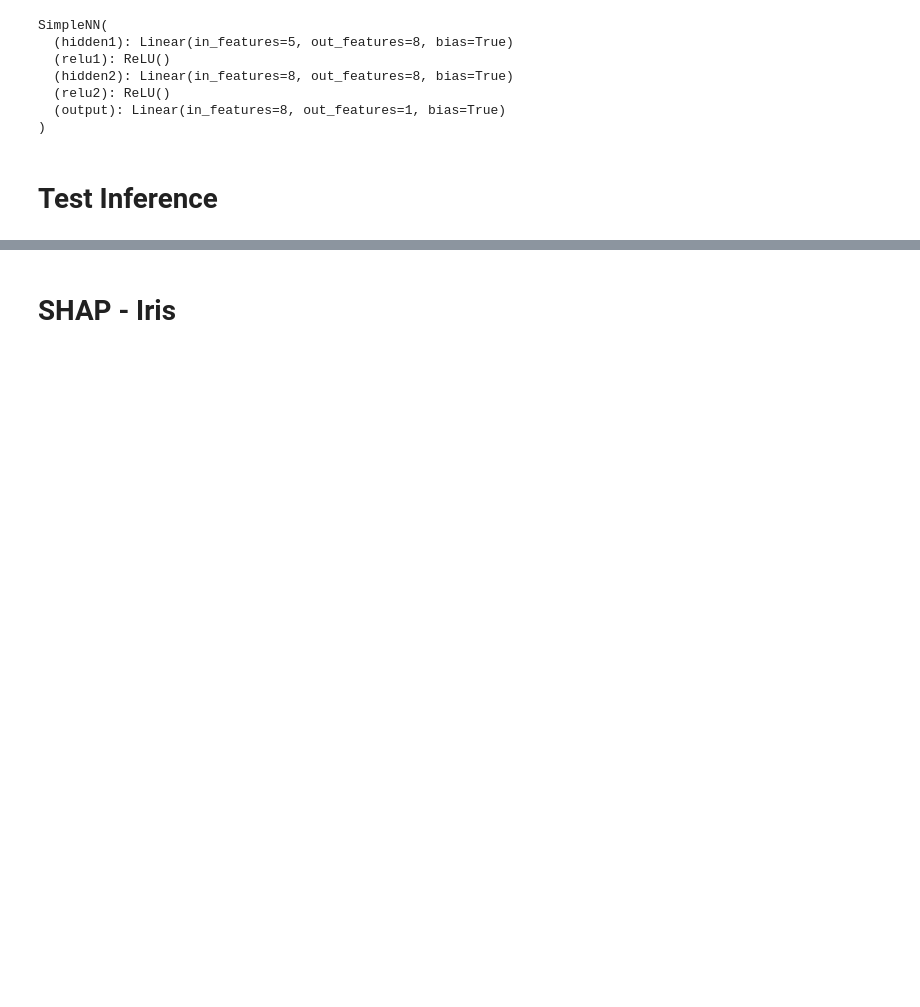
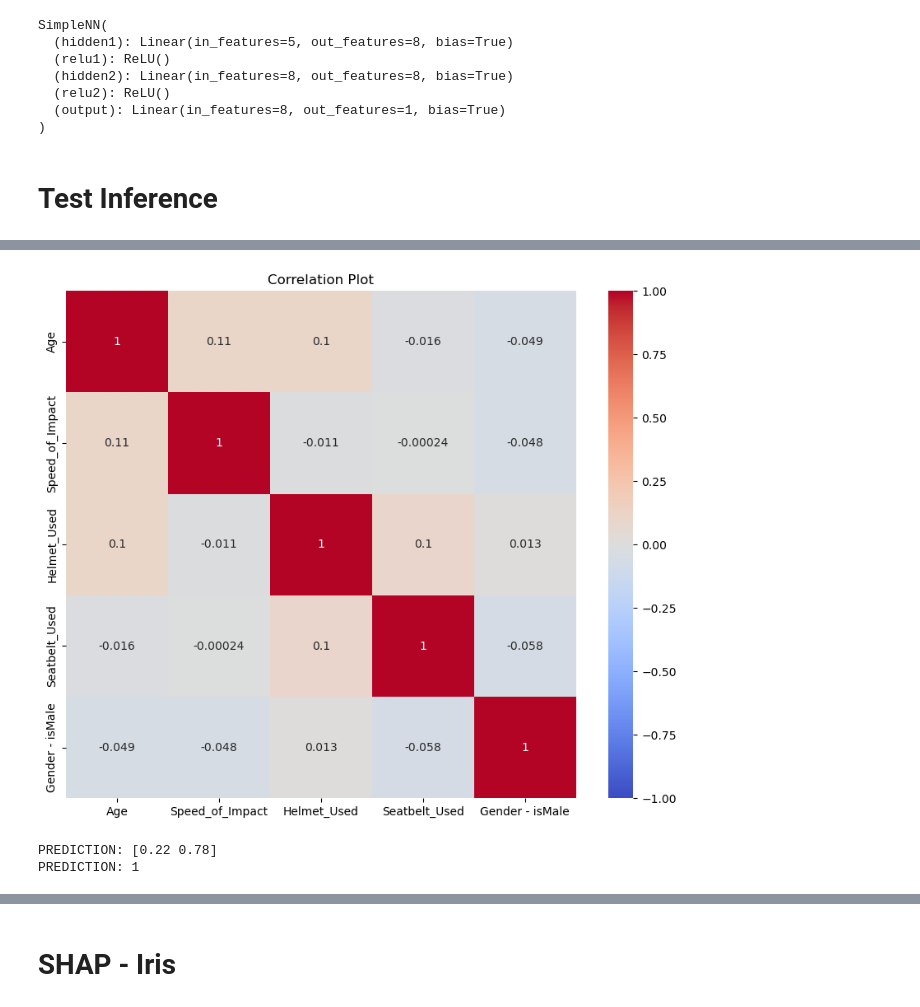
Before and after one commit to shaohong-g/Xai-example, a Jupyter notebook: xai_shap.ipynb, the cells around one changed output, grey strips where cells are left out. Saved outputs shown, nothing was run; the diff lists cells and outputs as text; code cells hidden in the pictures; blank space fills up the shorter version.

Commit message:
update shap explainations

```diff
--- a/xai_shap.ipynb
+++ b/xai_shap.ipynb
@@ -69 +131,12 @@ y_pred_tensor = model(torch.tensor(df_student.values, dtype=torch.float32)).deta
+# %%
+# Calculate the correlation matrix
+correlation_matrix = df_accident.corr()
+
+# Create a correlation plot
+plt.figure(figsize=(10, 8))
+sns.heatmap(correlation_matrix, annot=True, cmap='coolwarm', vmin=-1, vmax=1)
+plt.title('Correlation Plot')
+plt.show()
+# %% [output]
+[figure, added]
 # %%
@@ -71 +145,8 @@ explainer = shap.Explainer(rf)
 shap_explainer = explainer(df_accident) # check_additivity=False if error
+# %%
+TARGET_IDX = 1
+print("PREDICTION:", shap_model.predict_proba(df_accident)[TARGET_IDX])
+print("PREDICTION:", shap_model.predict(df_accident)[TARGET_IDX])
+# %% [output]
+PREDICTION: [0.22 0.78]
+PREDICTION: 1
```
Also changed, not shown: parts of 15 cells of this notebook, 1 other file.
